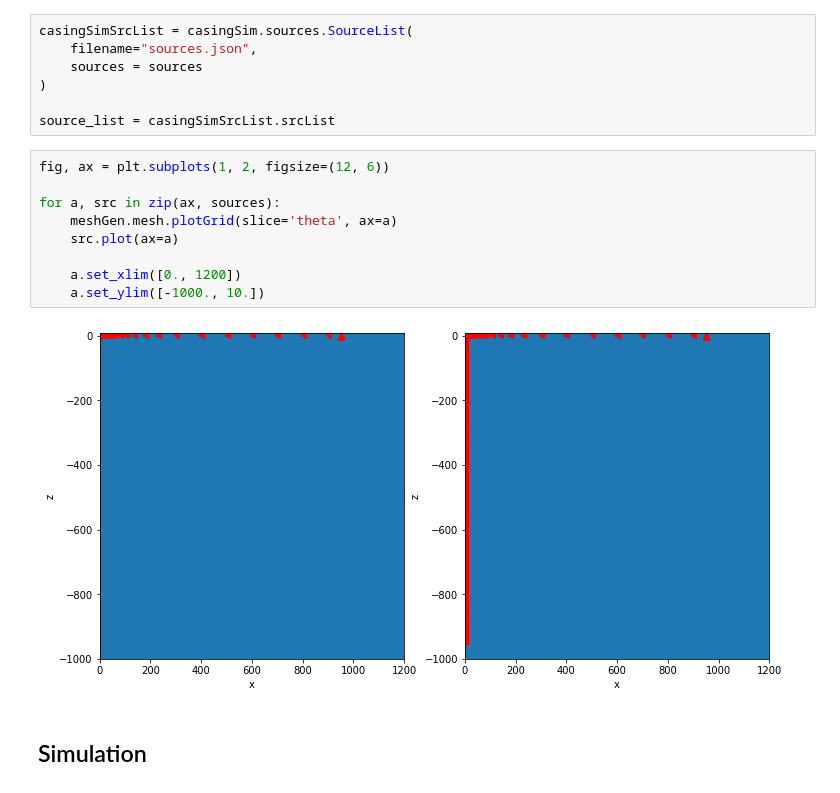
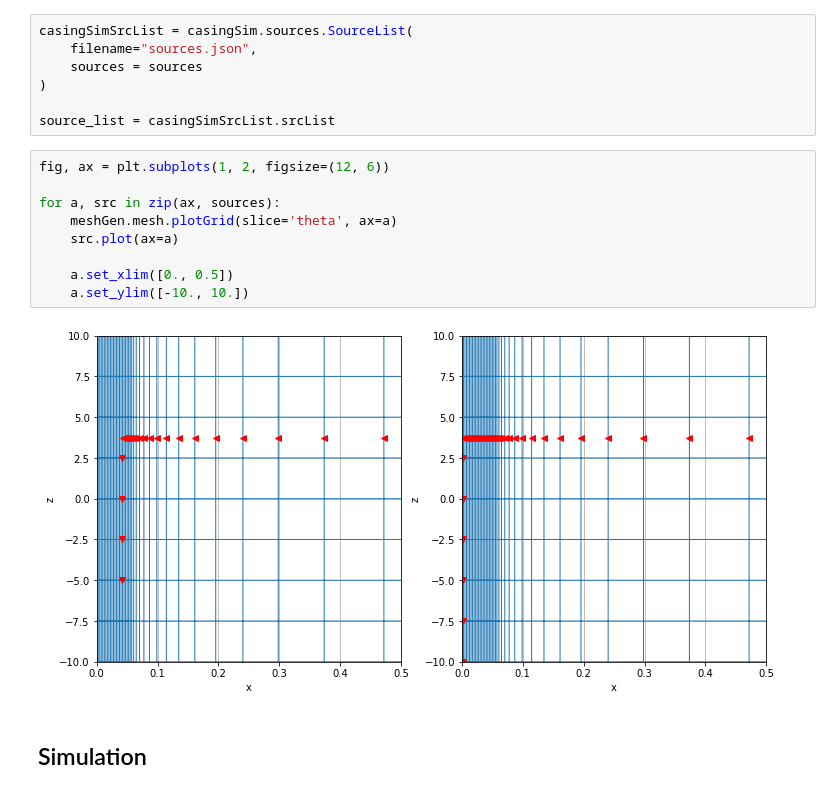
Before and after one commit to lheagy/heagy-2019-casing-ml, a Jupyter notebook: notebooks/TDEM_current_plots_src_term.ipynb, the cells around one changed output. Drawn from its saved outputs; the diff is of its cells as text.

```diff
--- a/notebooks/TDEM_current_plots_src_term.ipynb
+++ b/notebooks/TDEM_current_plots_src_term.ipynb
@@ -260,14 +260,14 @@ source_list = casingSimSrcList.srcList
 # %%
 fig, ax = plt.subplots(1, 2, figsize=(12, 6))
 
 for a, src in zip(ax, sources):
     meshGen.mesh.plotGrid(slice='theta', ax=a)
     src.plot(ax=a)
 
-    a.set_xlim([0., 1200])
-    a.set_ylim([-1000., 10.])
+    a.set_xlim([0., 0.5])
+    a.set_ylim([-10., 10.])
 # %% [output]
-[figure, old version]
+[figure, new version]
 # %% [markdown]
 ## Simulation
 # %%
```
Also changed, not shown: parts of 34 cells of this notebook.
